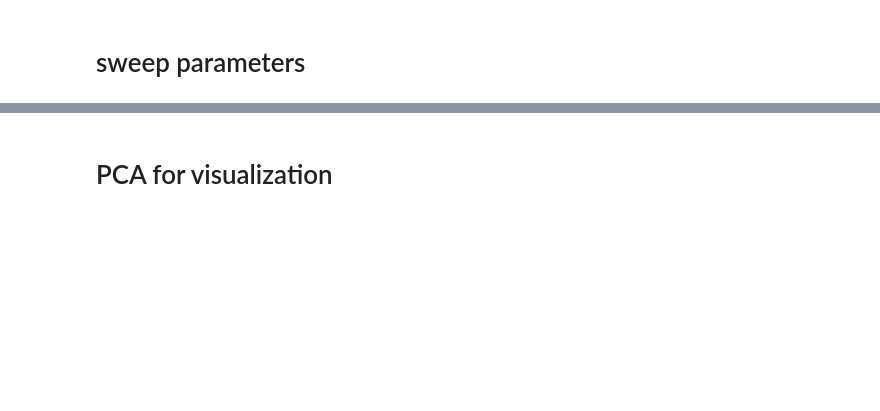
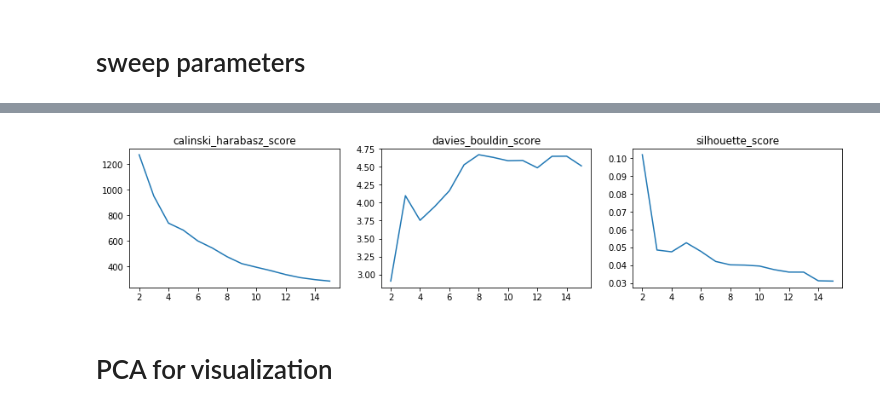
Before and after one commit to ebezzam/lyrics-mir, a Jupyter notebook: notebooks/4_clustering_embeddings.ipynb, the cells around one changed output, grey strips where cells are left out. Cells and saved outputs as stored; diff of their text form; code cells hidden in the pictures; blank space fills up the shorter version.

Commit message:
Backup demo, data exploration, and clustering.

```diff
--- a/notebooks/4_clustering_embeddings.ipynb
+++ b/notebooks/4_clustering_embeddings.ipynb
@@ -41,7 +54,8 @@ df_clean.head()
 # load model
 # %%
 model_str = "all-mpnet-base-v2"
-model_str = "all-mpnet-base-v2-finetuned-genre_unfrozen_base-checkpoint-1735/checkpoint-1735"
+model_str = "all-distilroberta-v1"
+# model_str = "all-mpnet-base-v2-finetuned-genre_unfrozen_base-checkpoint-1735/checkpoint-1735"
 model_str = "all-mpnet-base-v2-finetuned-genre_unfrozen_base-checkpoint-1041/checkpoint-1041"
 # %%
 if os.path.isdir(model_str):
@@ -79,6 +93,8 @@ print(embedding_fp)
 if os.path.exists(embedding_fp):
     print("loading already computed embeddings")
     corpus_embeddings = torch.load(embedding_fp)
+    if torch.is_tensor(corpus_embeddings):
+        corpus_embeddings = corpus_embeddings.cpu().data.numpy()
 else:
     start_time = time.time()
     if os.path.isdir(model_str):
@@ -122,7 +138,7 @@ loading already computed embeddings
 # %% [markdown]
 # compute clusters
 # %%
-n_clusters = 11
+n_clusters = 4
 affinity = "cosine"   # “euclidean”, “l1”, “l2”, “manhattan”, “cosine”, or “precomputed”. If linkage is “ward”, only “euclidean” is accepted
 linkage = "complete"   # {‘ward’, ‘complete’, ‘average’, ‘single’}, default=’ward’
 
@@ -153,7 +169,7 @@ else:
 
 # print metrics
 score = calinski_harabasz_score(corpus_embeddings, cluster_assignment)
-print("calinski_harabasz_score : ", score)
+print("\ncalinski_harabasz_score : ", score)
 
 score = davies_bouldin_score(corpus_embeddings, cluster_assignment)
 print("davies_bouldin_score : ", score)
@@ -171,3 +291,13 @@ silhouette_score 0.03756221
+# %%
+f, ax = plt.subplots(1, 3, figsize=(15, 3))
+ax[0].plot(n_cluster_vals, ch)
+ax[0].set_title("calinski_harabasz_score")
+ax[1].plot(n_cluster_vals, db)
+ax[1].set_title("davies_bouldin_score")
+ax[2].plot(n_cluster_vals, sh)
+ax[2].set_title("silhouette_score");
+# %% [output]
+[figure, added]
 # %% [markdown]
 # PCA for visualization
 # %%
```
Also changed, not shown: parts of 7 cells of this notebook, 1 other file.
